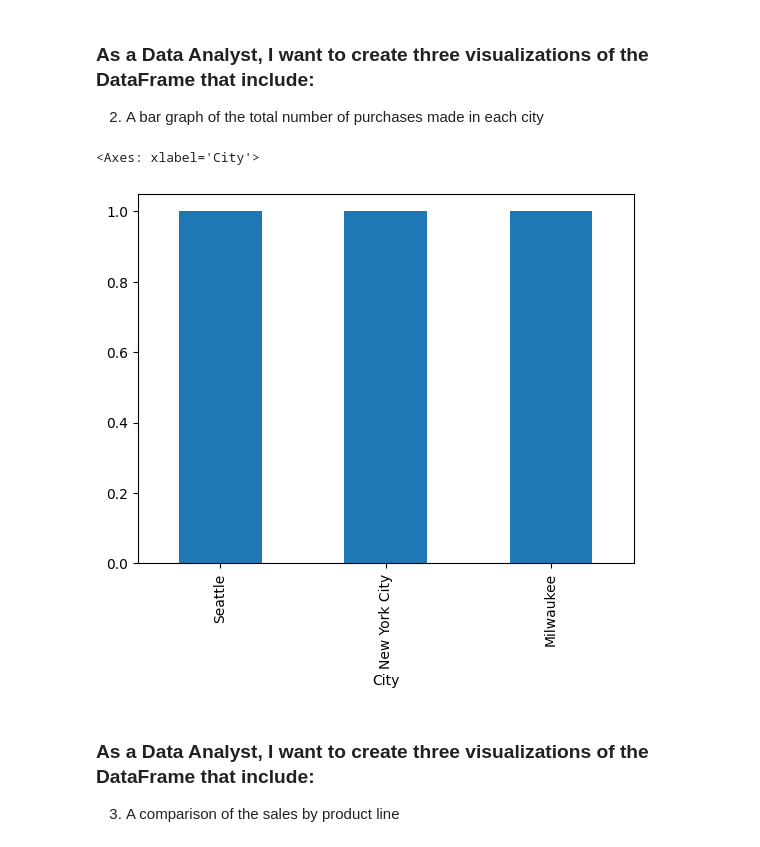
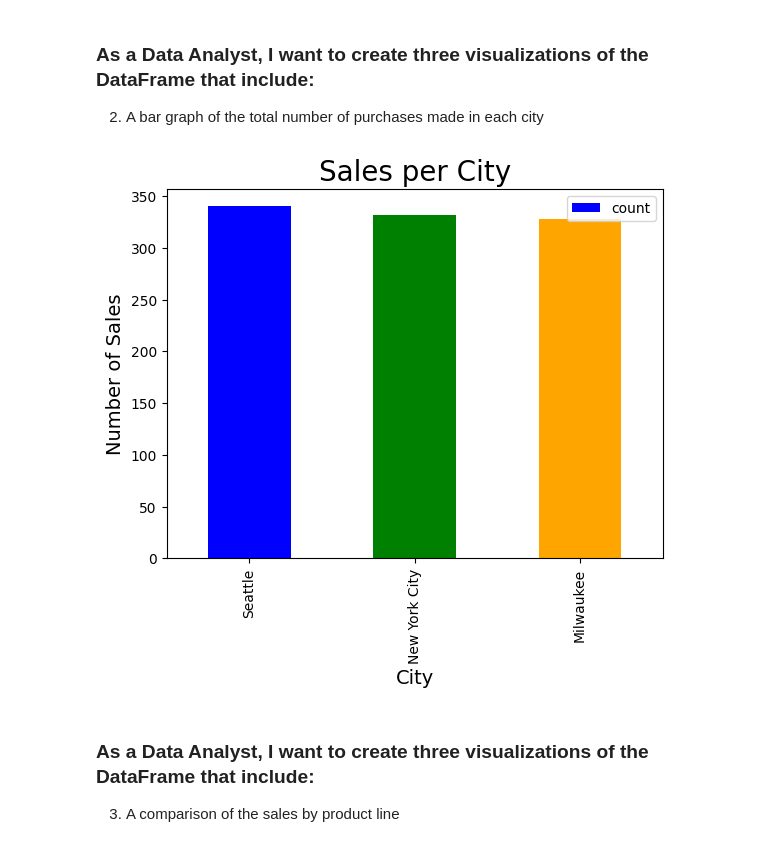
Before and after one commit to JenVega09/ExploratoryDataAnalysis, a Jupyter notebook: exploratory_data_analysis.ipynb, the cells around one changed output. Drawn from its saved outputs; the diff is of its cells as text; code cells hidden in the pictures.

```diff
--- a/exploratory_data_analysis.ipynb
+++ b/exploratory_data_analysis.ipynb
@@ -123,11 +123,14 @@ Text(0.5, 1.0, 'Gender Breakdown')
 # %% [markdown]
 ### As a Data Analyst, I want to create **three** visualizations of the DataFrame that include:
 2. A bar graph of the total number of purchases made in each city
-# %%
-location_df["City"].value_counts().plot.bar()
-# %% [output]
-<Axes: xlabel='City'>
-[figure, removed]
+# %%
+# location_df["City"].value_counts().plot.bar()
+location_df.plot(kind = "bar", x = "City", y = "count", color = ["blue", "green", "orange"])
+plt.title("Sales per City", fontsize = 20);
+plt.xlabel("City", fontsize = 14);
+plt.ylabel("Number of Sales", fontsize = 14);
+# %% [output]
+[figure, added]
 # %% [markdown]
 ### As a Data Analyst, I want to create **three** visualizations of the DataFrame that include:
 3. A comparison of the sales by product line
```
